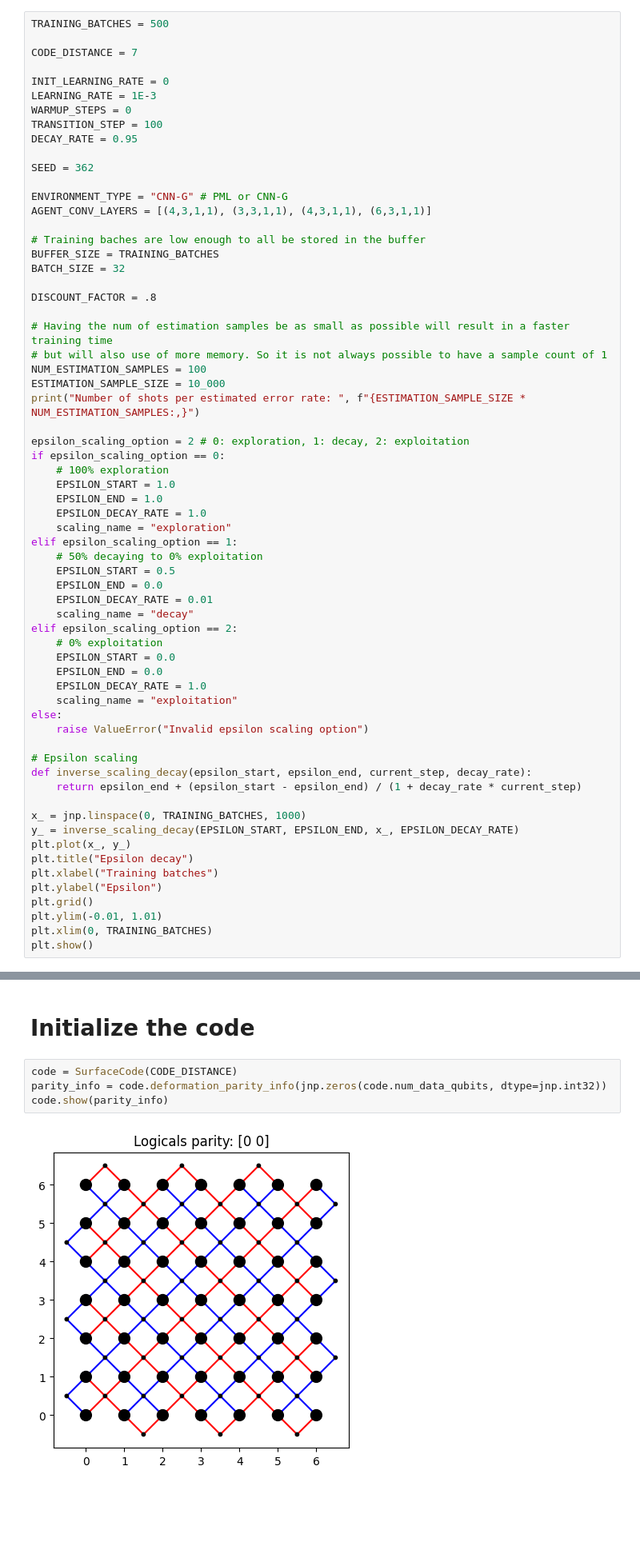
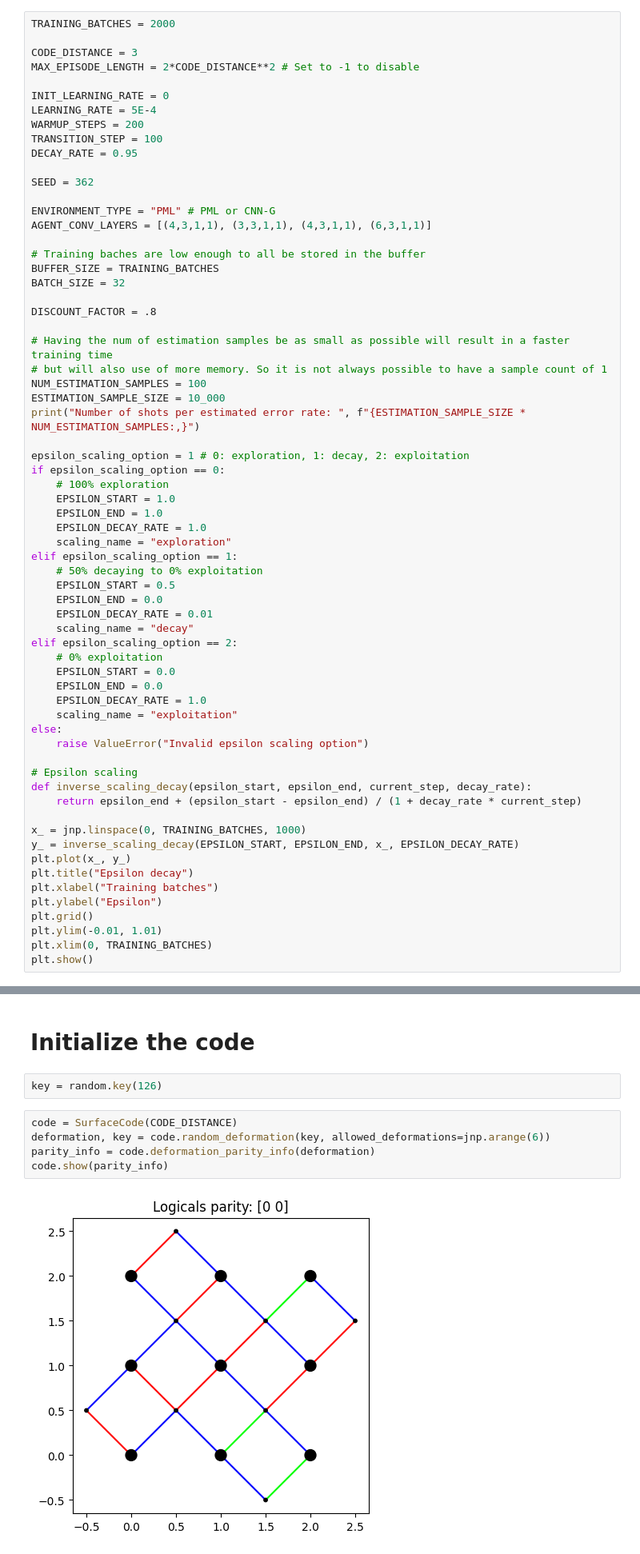
Before and after one commit to JuliusRye/QEC, a Jupyter notebook: Modules/reinforcement_learning_deformation_search.ipynb, the cells around one changed output, grey strips where cells are left out. Shown: that part at 80% size. Cells and saved outputs as stored; diff of their text form; blank space fills up the shorter version.

Commit message:
Initial testing with periodic reset of deformation

```diff
--- a/Modules/reinforcement_learning_deformation_search.ipynb
+++ b/Modules/reinforcement_learning_deformation_search.ipynb
@@ -22,19 +22,20 @@ from time import time
 # %% [markdown]
 # Hyper parameters
 # %%
-TRAINING_BATCHES = 500
+TRAINING_BATCHES = 2000
 
-CODE_DISTANCE = 7
+CODE_DISTANCE = 3
+MAX_EPISODE_LENGTH = 2*CODE_DISTANCE**2 # Set to -1 to disable
 
 INIT_LEARNING_RATE = 0
-LEARNING_RATE = 1E-3
-WARMUP_STEPS = 0
+LEARNING_RATE = 5E-4
+WARMUP_STEPS = 200
 TRANSITION_STEP = 100
 DECAY_RATE = 0.95
 
 SEED = 362
 
-ENVIRONMENT_TYPE = "CNN-G" # PML or CNN-G
+ENVIRONMENT_TYPE = "PML" # PML or CNN-G
 AGENT_CONV_LAYERS = [(4,3,1,1), (3,3,1,1), (4,3,1,1), (6,3,1,1)]
 
 # Training baches are low enough to all be stored in the buffer
@@ -49,7 +50,7 @@ NUM_ESTIMATION_SAMPLES = 100
 ESTIMATION_SAMPLE_SIZE = 10_000
 print("Number of shots per estimated error rate: ", f"{ESTIMATION_SAMPLE_SIZE * NUM_ESTIMATION_SAMPLES:,}")
 
-epsilon_scaling_option = 2 # 0: exploration, 1: decay, 2: exploitation
+epsilon_scaling_option = 1 # 0: exploration, 1: decay, 2: exploitation
 if epsilon_scaling_option == 0:
     # 100% exploration
     EPSILON_START = 1.0
@@ -99,11 +101,14 @@ RL-CNN-G-7-exploitation
 # %% [markdown]
 # Initialize the code
+# %%
+key = random.key(126)
 # %%
 code = SurfaceCode(CODE_DISTANCE)
-parity_info = code.deformation_parity_info(jnp.zeros(code.num_data_qubits, dtype=jnp.int32))
+deformation, key = code.random_deformation(key, allowed_deformations=jnp.arange(6))
+parity_info = code.deformation_parity_info(deformation)
 code.show(parity_info)
 # %% [output]
-[figure, old version]
+[figure, new version]
 # %% [markdown]
 # Optimizer
 # %%
```
Also changed, not shown: parts of 12 cells of this notebook, 3 other files.
